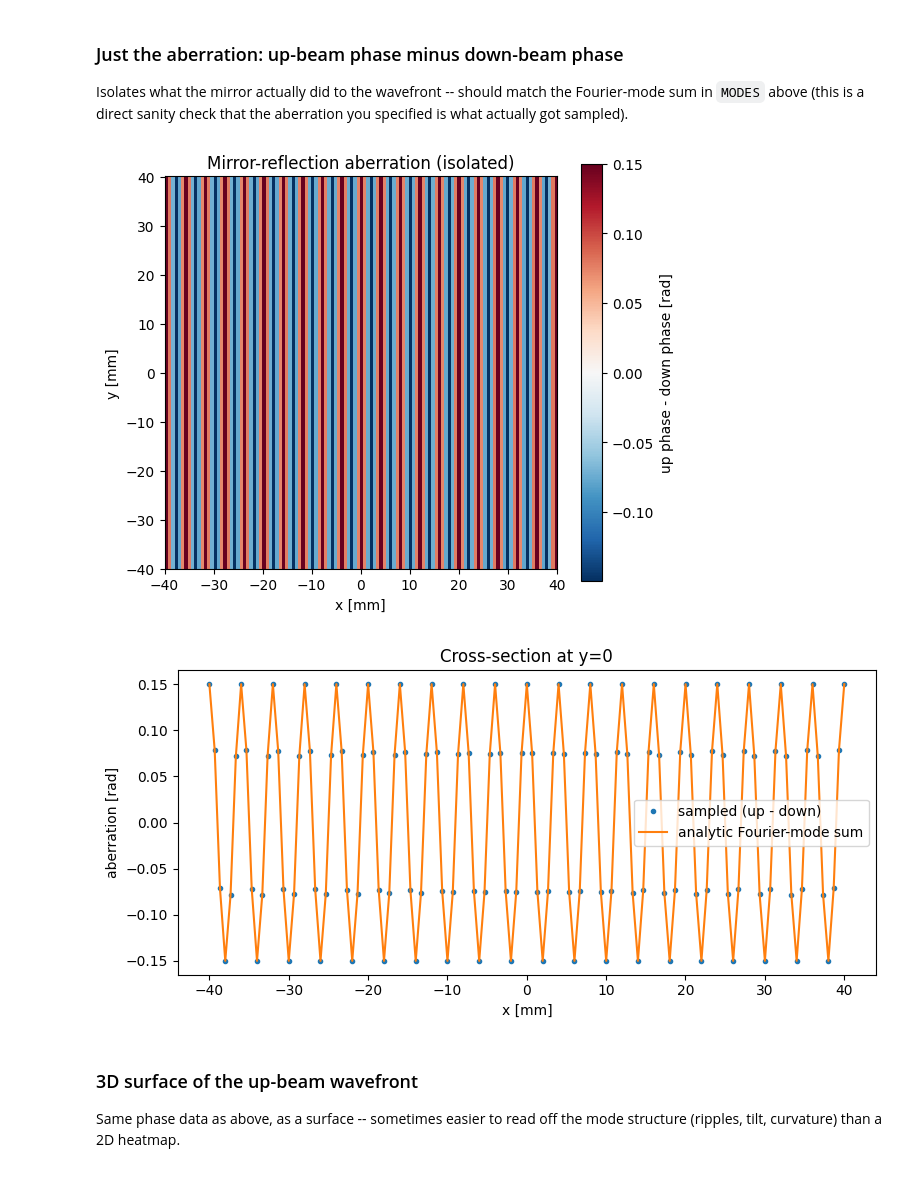
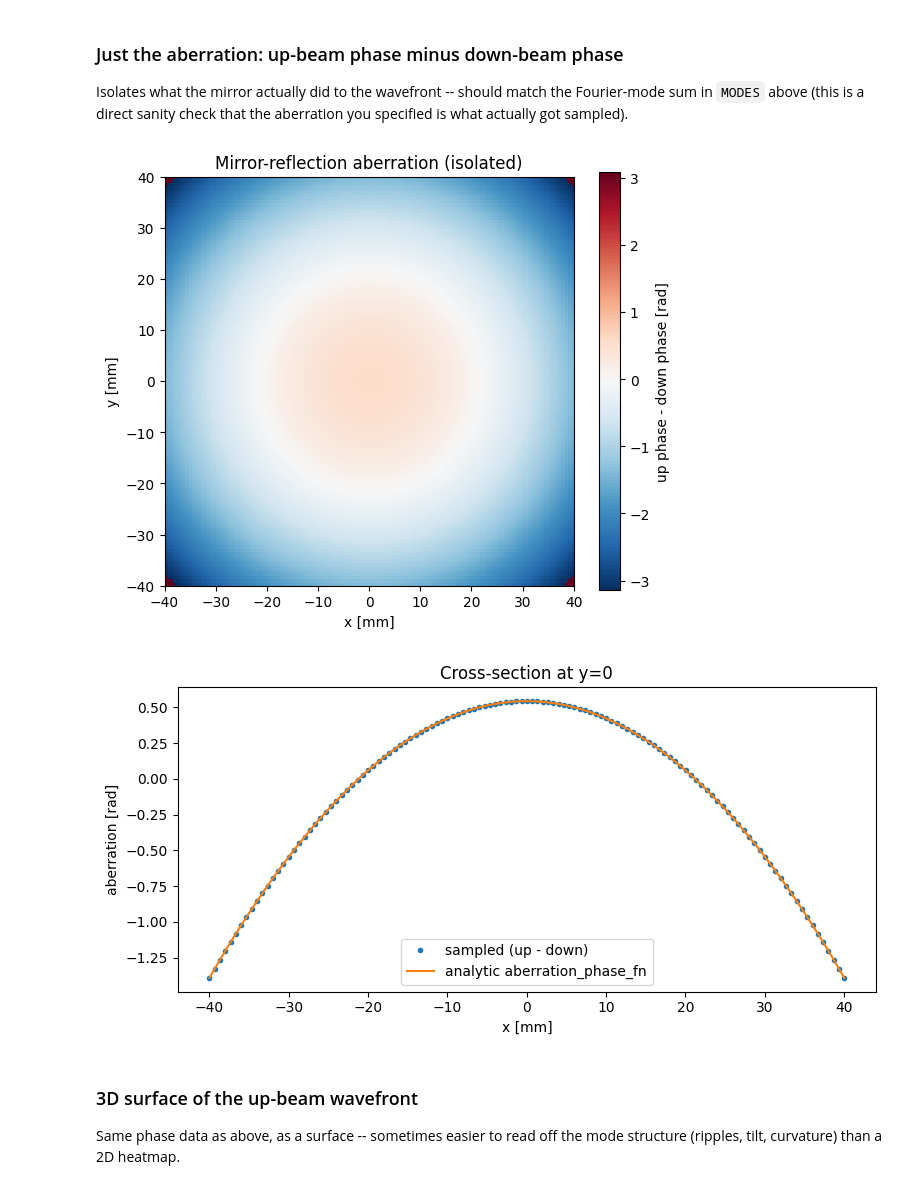
Before and after one commit to noammouelle/gaussian-wavefront-spatially-resolved-inference, a Jupyter notebook: optics/notebooks/wavefront_visualization.ipynb, the cells around one changed output. Saved outputs shown, nothing was run; the diff lists cells and outputs as text; code cells hidden in the pictures.

```diff
--- a/optics/notebooks/wavefront_visualization.ipynb
+++ b/optics/notebooks/wavefront_visualization.ipynb
@@ -21,17 +22,23 @@ REPO = Path('..').resolve()
 sys.path.insert(0, str(REPO.parent / 'local' / 'aispy'))
 from aispy.utils import kz as AISPY_KZ
 
-from aisoptics import Backend, GaussianBeam, GridSpec, CompositeField
-from aisoptics.fields.perturbations import FourierModePerturbation, FourierPerturbation
+from aisoptics import Backend, GaussianBeam, GridSpec, FieldPlane, ParaxialPropagator
+from aisoptics.fields.perturbations import FourierModePerturbation, FourierPerturbation, ZernikeAberration, ZernikeSum
 
-# --- config: match generate_wavefront.py's defaults / your --mode flags ---
+# --- config: match generate_wavefront.py's defaults / your --mode, --zernike flags ---
 WAVELENGTH = 2 * np.pi / float(AISPY_KZ)
 ZR = 450.085
 WAIST = np.sqrt(2 * ZR / float(AISPY_KZ))
 FOCUS_Z = 0.0
+MIRROR_Z = 0.0        # reference plane the aberration is imprinted at
+BEAM_RADIUS = 0.03    # Zernike aperture; keep <= your grid's xy half-width
+
 MODES = [
-    FourierModePerturbation(qx=1571.0, qy=0.0, amplitude=0.15, phase=0.0),
-    # add more FourierModePerturbation(...) here for multiple modes
+    # FourierModePerturbation(qx=1571.0, qy=0.0, amplitude=0.15, phase=0.0),
+]
+ZTERMS = [
+    ZernikeAberration(noll_index=4, amplitude=0.05, beam_radius=BEAM_RADIUS),  # defocus
+    # ZernikeAberration(noll_index=11, amplitude=0.02, beam_radius=BEAM_RADIUS),  # spherical
 ]
 
 print(f'wavelength={WAVELENGTH*1e9:.2f} nm  waist={WAIST*1e3:.3f} mm')
@@ -43,9 +50,21 @@ down_beam = GaussianBeam(wavelength=WAVELENGTH, waist=WAIST, focus_z=FOCUS_Z,
                           propagation_direction="-z", backend=backend)
 up_beam_ref = GaussianBeam(wavelength=WAVELENGTH, waist=WAIST, focus_z=FOCUS_Z,
                             propagation_direction="+z", backend=backend)
-up_field_obj = CompositeField(reference=up_beam_ref,
-                               phase_perturbation=FourierPerturbation(modes=MODES),
-                               mode="exact") if MODES else up_beam_ref
+
+
+def aberration_phase_fn(x, y, z=MIRROR_Z):
+    phi = np.zeros_like(np.asarray(x, dtype=float))
+    if ZTERMS:
+        phi = phi + ZernikeSum(ZTERMS).value(x, y, z)
+    if MODES:
+        phi = phi + FourierPerturbation(modes=MODES).value(x, y, z)
+    return phi
+
+
+# "up_field_obj" below = the field AT THE MIRROR PLANE ONLY, matching what
+# generate_wavefront.py imprints before propagating -- used by the next two
+# sections (phase/amplitude at the mirror, isolated aberration). The
+# propagation section further down shows what happens away from it.
 # %% [markdown]
 ### Phase and amplitude at the mirror plane (z=0)
 # %%
@@ -57,7 +76,8 @@ X, Y = np.meshgrid(x, y, indexing='ij')
 Z = np.zeros_like(X)
 
 down_complex = down_beam.complex_amplitude(X, Y, Z)
-up_complex = up_field_obj.complex_amplitude(X, Y, Z)
+up_perfect = up_beam_ref.complex_amplitude(X, Y, Z)
+up_complex = up_perfect * np.exp(1j * aberration_phase_fn(X, Y, MIRROR_Z))
 
 down_phase, down_amp = np.angle(down_complex), np.abs(down_complex)
 up_phase, up_amp = np.angle(up_complex), np.abs(up_complex)
@@ -97,28 +117,28 @@ aberration you specified is what actually got sampled).
 # %%
 aberration = np.angle(np.exp(1j * (up_phase - down_phase)))  # wrap to (-pi, pi]
 
 fig, ax = plt.subplots(figsize=(6, 5))
 im = ax.imshow(aberration.T, origin='lower', extent=extent, cmap='RdBu_r')
 plt.colorbar(im, ax=ax, label='up phase - down phase [rad]')
 ax.set_title('Mirror-reflection aberration (isolated)')
 ax.set_xlabel('x [mm]'); ax.set_ylabel('y [mm]')
 plt.tight_layout()
 plt.show()
 
 # 1D cross-section at y=0, compared to the analytic sum of Fourier modes
 iy0 = N // 2
-analytic = sum(m.amplitude * np.cos(m.qx * x + m.qy * 0.0 + m.phase) for m in MODES) if MODES else np.zeros_like(x)
+analytic = aberration_phase_fn(x, np.zeros_like(x), MIRROR_Z)
 fig, ax = plt.subplots(figsize=(8, 4))
 ax.plot(x * 1e3, aberration[:, iy0], 'o', ms=3, label='sampled (up - down)')
-ax.plot(x * 1e3, analytic, '-', lw=1.5, label='analytic Fourier-mode sum')
+ax.plot(x * 1e3, analytic, '-', lw=1.5, label='analytic aberration_phase_fn')
 ax.set_xlabel('x [mm]'); ax.set_ylabel('aberration [rad]')
 ax.set_title('Cross-section at y=0')
 ax.legend()
 plt.tight_layout()
 plt.show()
 # %% [output]
-[figure, old version]
+[figure, new version]
-[figure, old version]
+[figure, new version]
 # %% [markdown]
 ### 3D surface of the up-beam wavefront
 
```
Also changed, not shown: parts of 6 cells of this notebook, 3 other files.
